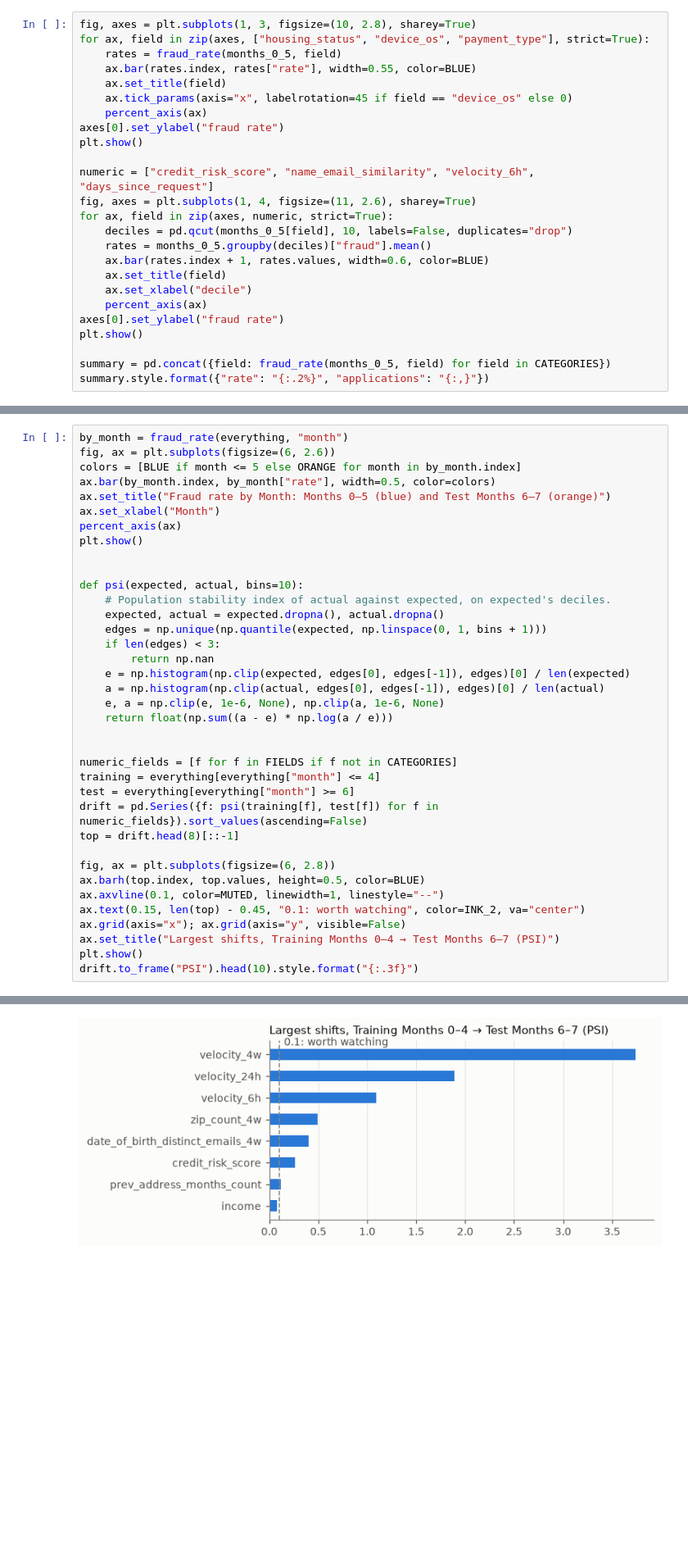
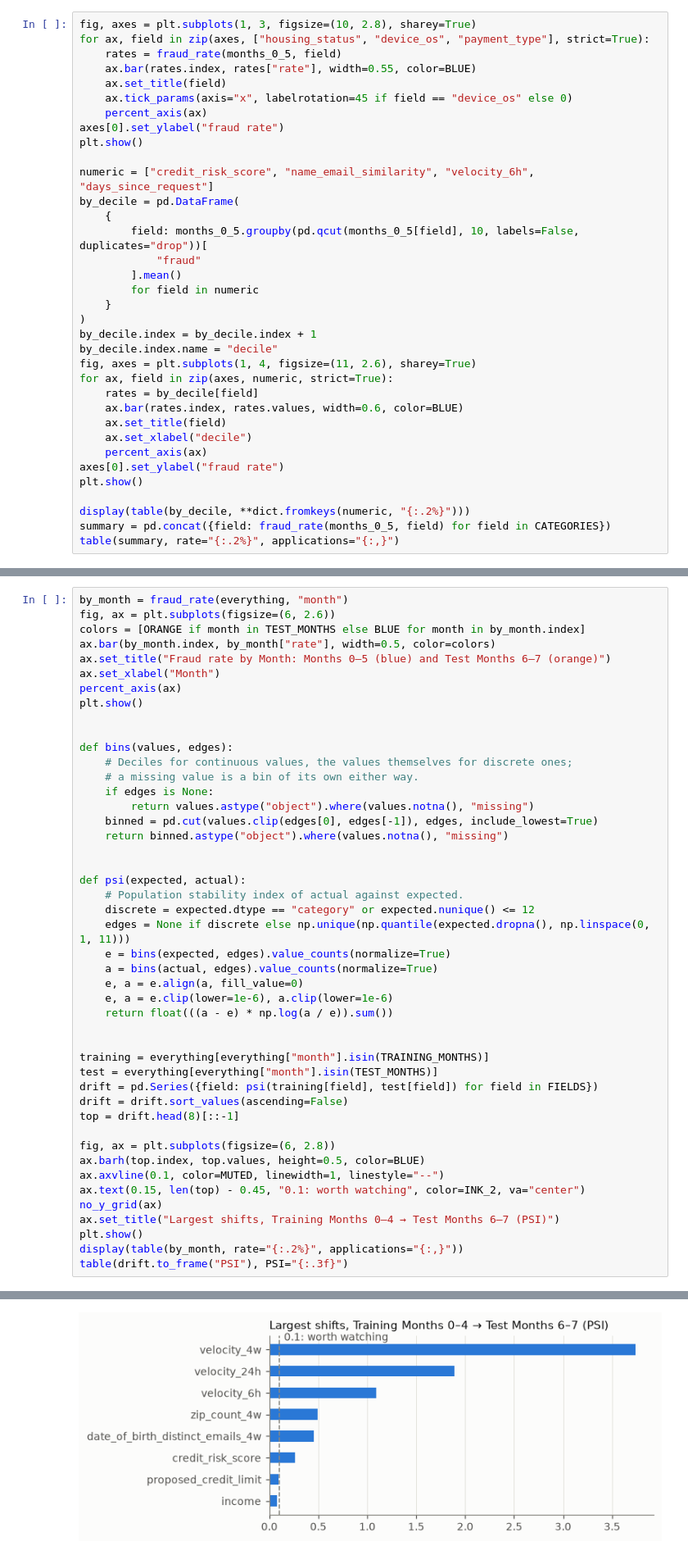
Before and after one commit to montedeu/Fraud-API, a Jupyter notebook: notebooks/eda.ipynb, the cells around one changed output, grey strips where cells are left out. Shown at 82% size. Drawn from its saved outputs; the diff is of its cells as text; blank space fills up the shorter version.

```diff
--- a/notebooks/eda.ipynb
+++ b/notebooks/eda.ipynb
@@ -184,19 +224,29 @@ axes[0].set_ylabel("fraud rate")
 plt.show()
 
 numeric = ["credit_risk_score", "name_email_similarity", "velocity_6h", "days_since_request"]
+by_decile = pd.DataFrame(
+    {
+        field: months_0_5.groupby(pd.qcut(months_0_5[field], 10, labels=False, duplicates="drop"))[
+            "fraud"
+        ].mean()
+        for field in numeric
+    }
+)
+by_decile.index = by_decile.index + 1
+by_decile.index.name = "decile"
 fig, axes = plt.subplots(1, 4, figsize=(11, 2.6), sharey=True)
 for ax, field in zip(axes, numeric, strict=True):
-    deciles = pd.qcut(months_0_5[field], 10, labels=False, duplicates="drop")
-    rates = months_0_5.groupby(deciles)["fraud"].mean()
-    ax.bar(rates.index + 1, rates.values, width=0.6, color=BLUE)
+    rates = by_decile[field]
+    ax.bar(rates.index, rates.values, width=0.6, color=BLUE)
     ax.set_title(field)
     ax.set_xlabel("decile")
     percent_axis(ax)
 axes[0].set_ylabel("fraud rate")
 plt.show()
 
+display(table(by_decile, **dict.fromkeys(numeric, "{:.2%}")))
 summary = pd.concat({field: fraud_rate(months_0_5, field) for field in CATEGORIES})
-summary.style.format({"rate": "{:.2%}", "applications": "{:,}"})
+table(summary, rate="{:.2%}", applications="{:,}")
 # %% [output]
 [figure]
 [figure]
@@ -232,40 +294,49 @@ The only section that looks at the Test Months (6–7).
 # %%
 by_month = fraud_rate(everything, "month")
 fig, ax = plt.subplots(figsize=(6, 2.6))
-colors = [BLUE if month <= 5 else ORANGE for month in by_month.index]
+colors = [ORANGE if month in TEST_MONTHS else BLUE for month in by_month.index]
 ax.bar(by_month.index, by_month["rate"], width=0.5, color=colors)
 ax.set_title("Fraud rate by Month: Months 0–5 (blue) and Test Months 6–7 (orange)")
 ax.set_xlabel("Month")
 percent_axis(ax)
 plt.show()
 
 
-def psi(expected, actual, bins=10):
-    # Population stability index of actual against expected, on expected's deciles.
-    expected, actual = expected.dropna(), actual.dropna()
-    edges = np.unique(np.quantile(expected, np.linspace(0, 1, bins + 1)))
-    if len(edges) < 3:
-        return np.nan
-    e = np.histogram(np.clip(expected, edges[0], edges[-1]), edges)[0] / len(expected)
-    a = np.histogram(np.clip(actual, edges[0], edges[-1]), edges)[0] / len(actual)
-    e, a = np.clip(e, 1e-6, None), np.clip(a, 1e-6, None)
-    return float(np.sum((a - e) * np.log(a / e)))
+def bins(values, edges):
+    # Deciles for continuous values, the values themselves for discrete ones;
+    # a missing value is a bin of its own either way.
+    if edges is None:
+        return values.astype("object").where(values.notna(), "missing")
+    binned = pd.cut(values.clip(edges[0], edges[-1]), edges, include_lowest=True)
+    return binned.astype("object").where(values.notna(), "missing")
 
 
-numeric_fields = [f for f in FIELDS if f not in CATEGORIES]
-training = everything[everything["month"] <= 4]
-test = everything[everything["month"] >= 6]
-drift = pd.Series({f: psi(training[f], test[f]) for f in numeric_fields}).sort_values(ascending=False)
+def psi(expected, actual):
+    # Population stability index of actual against expected.
+    discrete = expected.dtype == "category" or expected.nunique() <= 12
+    edges = None if discrete else np.unique(np.quantile(expected.dropna(), np.linspace(0, 1, 11)))
+    e = bins(expected, edges).value_counts(normalize=True)
+    a = bins(actual, edges).value_counts(normalize=True)
+    e, a = e.align(a, fill_value=0)
+    e, a = e.clip(lower=1e-6), a.clip(lower=1e-6)
+    return float(((a - e) * np.log(a / e)).sum())
+
+
+training = everything[everything["month"].isin(TRAINING_MONTHS)]
+test = everything[everything["month"].isin(TEST_MONTHS)]
+drift = pd.Series({field: psi(training[field], test[field]) for field in FIELDS})
+drift = drift.sort_values(ascending=False)
 top = drift.head(8)[::-1]
 
 fig, ax = plt.subplots(figsize=(6, 2.8))
 ax.barh(top.index, top.values, height=0.5, color=BLUE)
 ax.axvline(0.1, color=MUTED, linewidth=1, linestyle="--")
 ax.text(0.15, len(top) - 0.45, "0.1: worth watching", color=INK_2, va="center")
-ax.grid(axis="x"); ax.grid(axis="y", visible=False)
+no_y_grid(ax)
 ax.set_title("Largest shifts, Training Months 0–4 → Test Months 6–7 (PSI)")
 plt.show()
-drift.to_frame("PSI").head(10).style.format("{:.3f}")
+display(table(by_month, rate="{:.2%}", applications="{:,}"))
+table(drift.to_frame("PSI"), PSI="{:.3f}")
 # %% [output]
 [figure]
-[figure, old version]
+[figure, new version]
```
Also changed, not shown: parts of 13 cells of this notebook.
